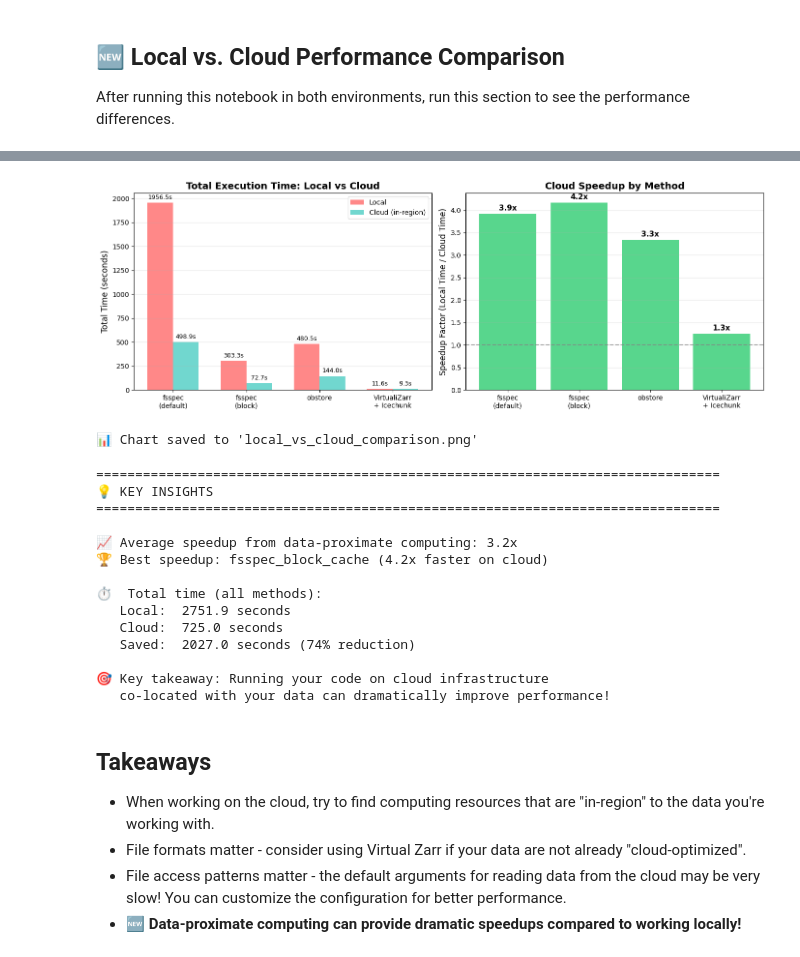
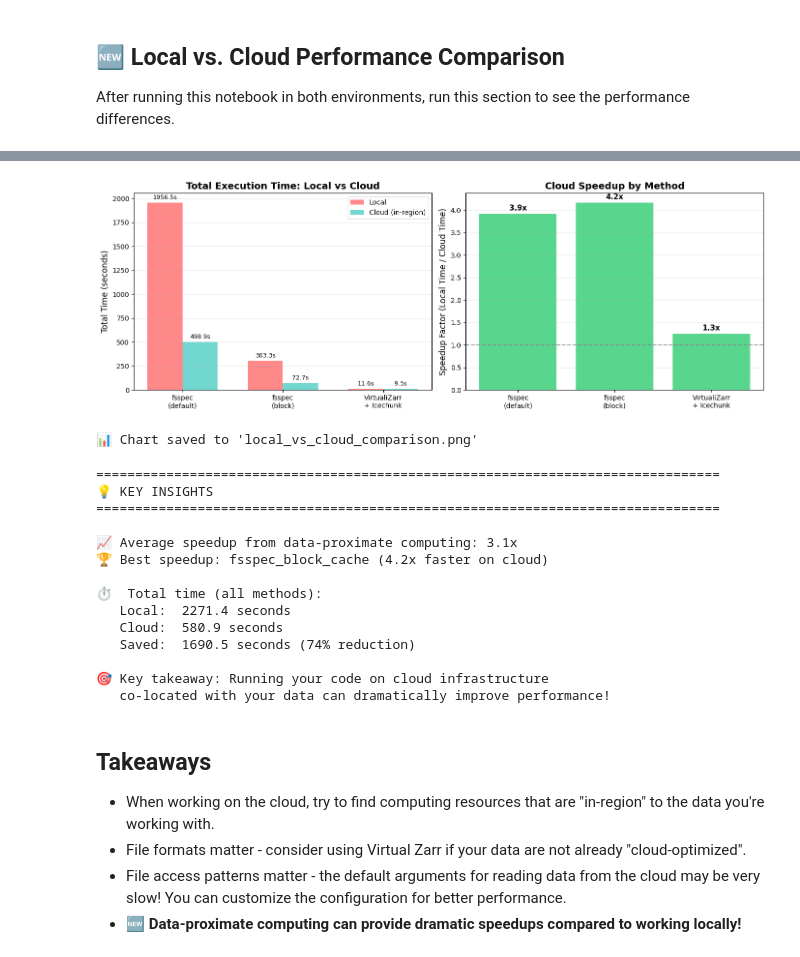
Before and after one commit to geojupyter/workshop-open-source-geospatial, a Jupyter notebook: modules/04-data-in-the-cloud/index.ipynb, the cells around one changed output, grey strips where cells are left out. Drawn from its saved outputs; the diff is of its cells as text; code cells hidden in the pictures.

Commit message:
Remove obstore

```diff
--- a/modules/04-data-in-the-cloud/index.ipynb
+++ b/modules/04-data-in-the-cloud/index.ipynb
@@ -431,40 +358,0 @@ Let's compare these different approaches for loading data hosted on the cloud:
-# %%
-import pandas as pd
-
-# Method names in order
-methods = ['fsspec_default_cache', 'fsspec_block_cache', 'obstore', 'virtualzarr_icechunk']
-
-# Helper function to get timing for a method
-def get_timing(operation, method):
-    return f"{timings[operation][method]:.2f}"
-
-# Helper function to calculate total time
-def get_total_time(method):
-    total = sum(timings[op][method] for op in timings.keys())
-    return f"{total:.2f}"
-
-comparison_data = {
-    'Method': [
-        'fsspec + h5netcdf (default/readahead cache)',
-        'fsspec + h5netcdf (block cache)',
-        'obstore + h5netcdf',
-        'VirtualiZarr + Icechunk'
-    ],
-    'Files Opened': [N_FILES, N_FILES, N_FILES, '~8,760 (24 years)'],
-    'Open Time (s)': [get_timing('open', m) for m in methods],
-    'Small subset load (s)': [get_timing('spatial_subset_load', m) for m in methods],
-    'Time-slice load (s)': [get_timing('time_slice_load', m) for m in methods],
-    'Time-series load (s)': [get_timing('timeseries_load', m) for m in methods],
-    'Total Time (s)': [get_total_time(m) for m in methods],
-    'Best For': [
-        'Not recommended',
-        'Multiple files, partial reads',
-        'Cloud-optimized data formats',
-        'Multi-file datasets, lazy analysis'
-    ],
-    'Cloud-Native': ['❌', '⚠️', '⚠️', '✅']
-}
-
-comparison_df = pd.DataFrame(comparison_data)
-print(f"\n📊 Performance Comparison ({ENVIRONMENT.upper()} environment)")
-comparison_df
@@ -565,8 +391,8 @@ def plot_comparison(all_timings):
 
     import matplotlib.pyplot as plt
 
-    methods = ['fsspec_default_cache', 'fsspec_block_cache', 'obstore', 'virtualzarr_icechunk']
-    method_labels = ['fsspec\n(default)', 'fsspec\n(block)', 'obstore', 'VirtualiZarr\n+ Icechunk']
+    methods = ['fsspec_default_cache', 'fsspec_block_cache', 'virtualzarr_icechunk']
+    method_labels = ['fsspec\n(default)', 'fsspec\n(block)', 'VirtualiZarr\n+ Icechunk']
 
     # Calculate total times for each method
     local_totals = []
@@ -619,34 +445,34 @@ def plot_comparison(all_timings):
 
     # Speedup comparison
     speedups = [l/c if c > 0 else 0 for l, c in zip(local_totals, cloud_totals)]
     colors = ['#2ecc71' if s > 1 else '#e74c3c' for s in speedups]
     bars3 = ax2.bar(x, speedups, color=colors, alpha=0.8)
     ax2.axhline(y=1, color='gray', linestyle='--', alpha=0.7, label='No speedup')
     ax2.set_ylabel('Speedup Factor (Local Time / Cloud Time)', fontsize=12)
     ax2.set_title('Cloud Speedup by Method', fontsize=14, fontweight='bold')
     ax2.set_xticks(x)
     ax2.set_xticklabels(method_labels, fontsize=10)
     ax2.grid(axis='y', alpha=0.3)
 
     # Add value labels
     for bar, speedup in zip(bars3, speedups):
         height = bar.get_height()
         ax2.annotate(f'{speedup:.1f}x',
                     xy=(bar.get_x() + bar.get_width() / 2, height),
                     xytext=(0, 3),
                     textcoords="offset points",
                     ha='center', va='bottom', fontsize=11, fontweight='bold')
 
     plt.tight_layout()
     plt.savefig('local_vs_cloud_comparison.png', dpi=150, bbox_inches='tight')
     plt.show()
 
     print("\n📊 Chart saved to 'local_vs_cloud_comparison.png'")
 
 if all_timings:
     plot_comparison(all_timings)
 # %% [output]
-[figure, old version]
+[figure, new version]
 📊 Chart saved to 'local_vs_cloud_comparison.png'
 # %%
 def print_key_insights(all_timings):
@@ -660,7 +486,7 @@ def print_key_insights(all_timings):
 
     # Calculate average speedup
     speedups = []
-    methods = ['fsspec_default_cache', 'fsspec_block_cache', 'obstore', 'virtualzarr_icechunk']
+    methods = ['fsspec_default_cache', 'fsspec_block_cache',  'virtualzarr_icechunk']
 
     for method in methods:
         local_total = sum(
@@ -701,13 +527,13 @@ if all_timings:
 💡 KEY INSIGHTS
 ================================================================================
 
-📈 Average speedup from data-proximate computing: 3.2x
+📈 Average speedup from data-proximate computing: 3.1x
 🏆 Best speedup: fsspec_block_cache (4.2x faster on cloud)
 
 ⏱️  Total time (all methods):
-   Local:  2751.9 seconds
-   Cloud:  725.0 seconds
-   Saved:  2027.0 seconds (74% reduction)
+   Local:  2271.4 seconds
+   Cloud:  580.9 seconds
+   Saved:  1690.5 seconds (74% reduction)
 
 🎯 Key takeaway: Running your code on cloud infrastructure
    co-located with your data can dramatically improve performance!
```
Also changed, not shown: parts of 10 cells of this notebook, 1 other file.
